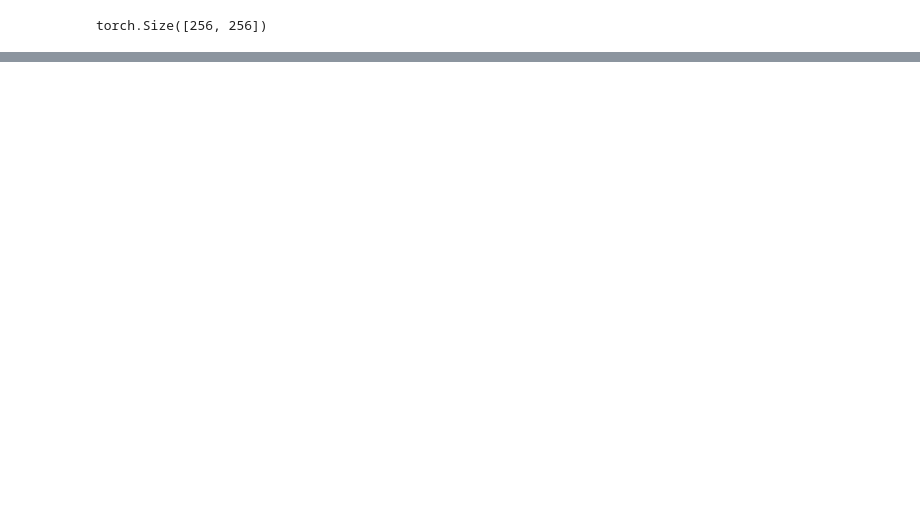
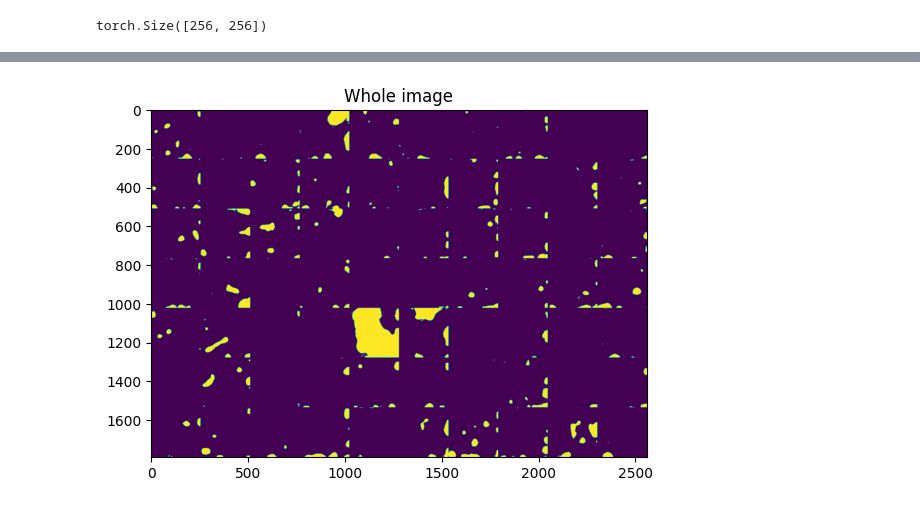
Before and after one commit to enguy-hub/VGI_BuildingSegmentation, a Jupyter notebook: train.ipynb, the cells around one changed output, grey strips where cells are left out. Cells and saved outputs as stored; diff of their text form; code cells hidden in the pictures; blank space fills up the shorter version.

```diff
--- a/train.ipynb
+++ b/train.ipynb
@@ -305,0 +328,8 @@ plt.show()
+# %%
+
+plt.imshow(whole_image)
+plt.title('Whole image')
+
+plt.show()
+# %% [output]
+[figure, added]
```
Also changed, not shown: parts of 10 cells of this notebook.
